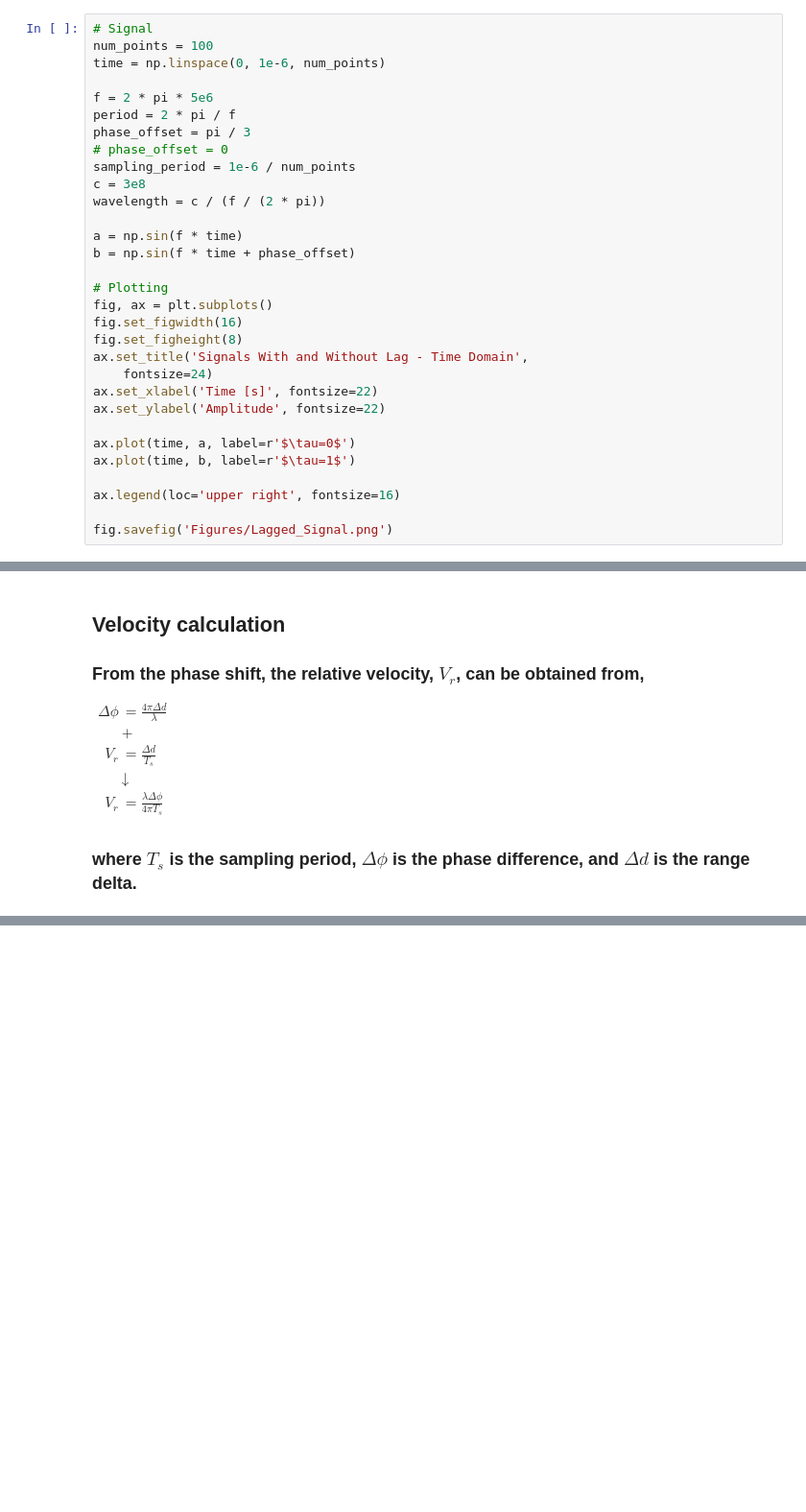
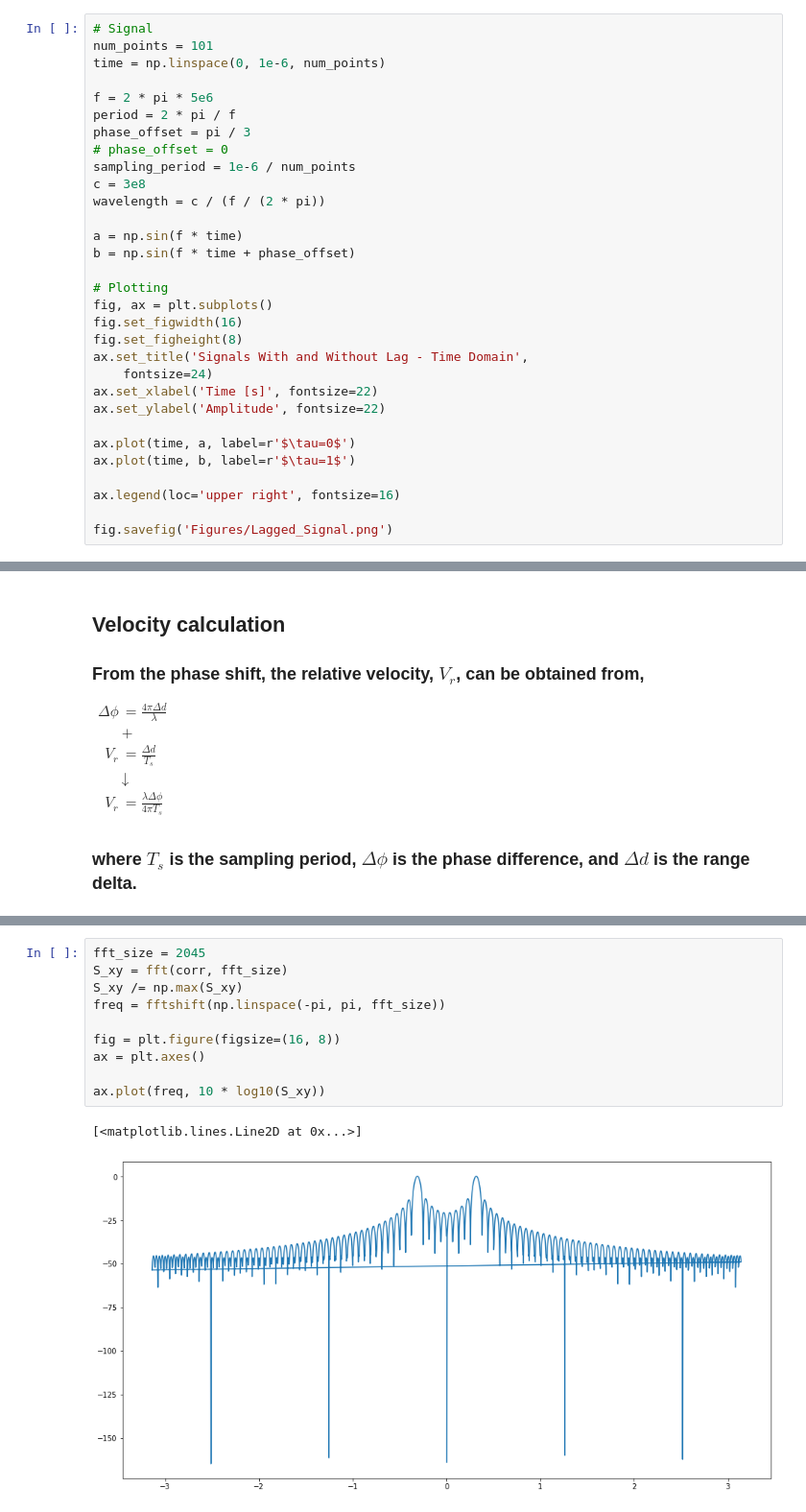
Before and after one commit to brunerm99/ADI_Radar_DSP, a Jupyter notebook: Phaser_Board/Phase_Information.ipynb, the cells around one changed output, grey strips where cells are left out. Shown at 96% size. Saved outputs shown, nothing was run; the diff lists cells and outputs as text; blank space fills up the shorter version.

```diff
--- a/Phaser_Board/Phase_Information.ipynb
+++ b/Phaser_Board/Phase_Information.ipynb
@@ -23,7 +24,7 @@ $ \begin{align}
 \end {align} $
 # %%
 # Signal
-num_points = 100
+num_points = 101
 time = np.linspace(0, 1e-6, num_points)
 
 f = 2 * pi * 5e6
@@ -117,0 +125,13 @@ print("%0.4f Mm/s" % V_r)
+# %%
+fft_size = 2045
+S_xy = fft(corr, fft_size)
+S_xy /= np.max(S_xy)
+freq = fftshift(np.linspace(-pi, pi, fft_size))
+
+fig = plt.figure(figsize=(16, 8))
+ax = plt.axes()
+
+ax.plot(freq, 10 * log10(S_xy))
+# %% [output]
+[<matplotlib.lines.Line2D at 0x...>]
+[figure, added]
```
Also changed, not shown: parts of 4 cells of this notebook.
